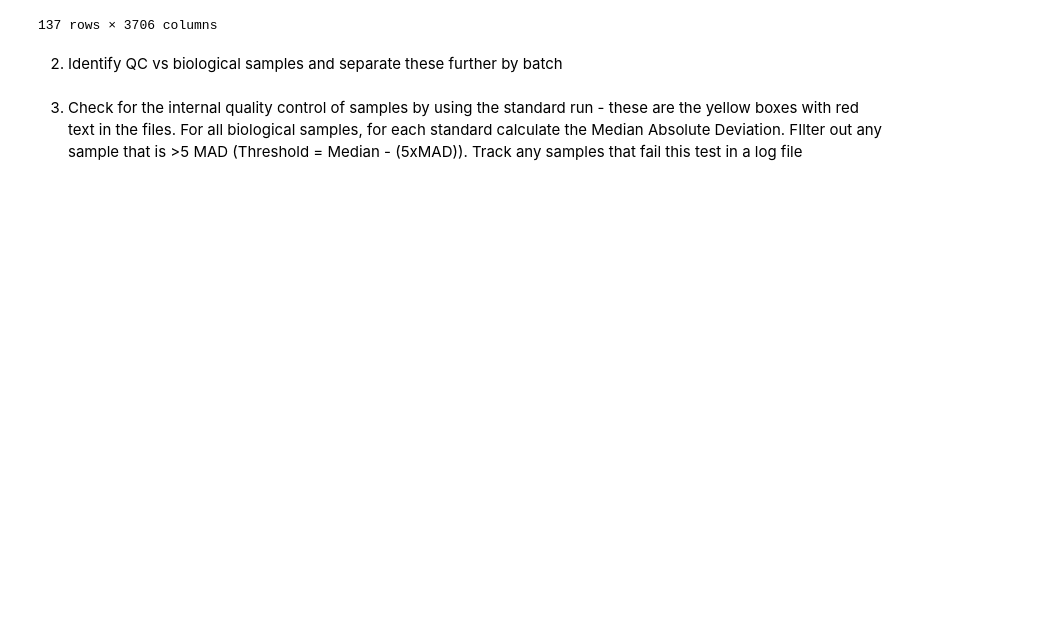
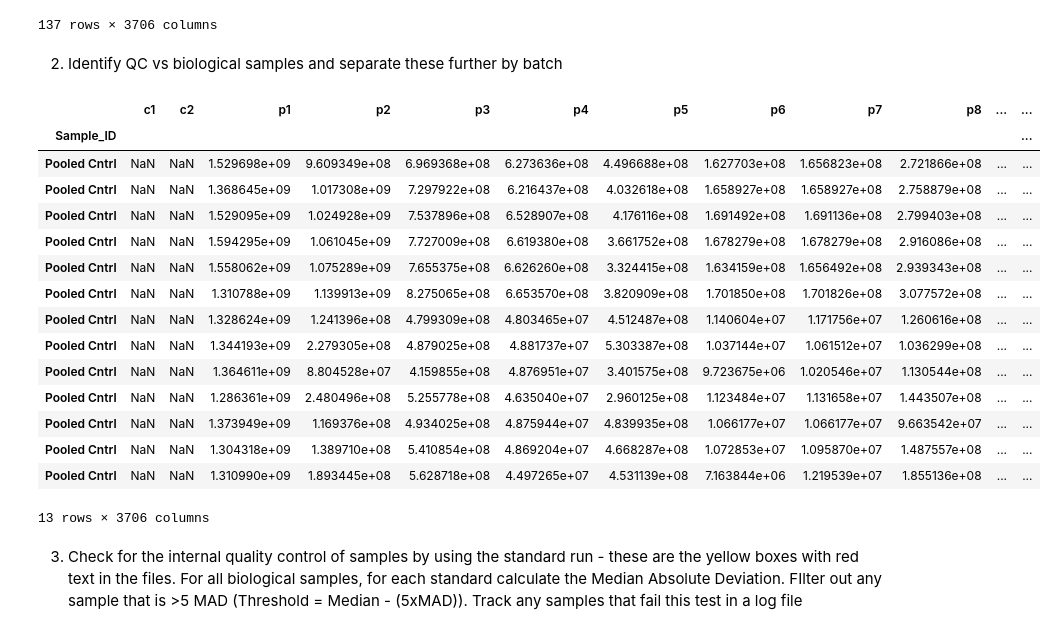
Before and after one commit to spiekos/PiekosLab, a Jupyter notebook: kaylaxu/test.MTBL_datacleaning.ipynb, the cells around one changed output. Drawn from its saved outputs; the diff is of its cells as text; code cells hidden in the pictures; blank space fills up the shorter version.

```diff
--- a/kaylaxu/test.MTBL_datacleaning.ipynb
+++ b/kaylaxu/test.MTBL_datacleaning.ipynb
@@ -58,5 +59,24 @@ pooled = exp.iloc[is_pooled,:]
 
 is_sample = ["Pooled" not in s for s in exp.index]
 sample_exp = exp.iloc[is_sample,:]
+# %%
+pooled
+# %% [output]
+|  | c1 | c2 | p1 | p2 | p3 | p4 | p5 | p6 | p7 | p8 | ... | ... |
+| Sample_ID |  |  |  |  |  |  |  |  |  |  |  | ... |
+| Pooled Cntrl | NaN | NaN | 1.529698e+09 | 9.609349e+08 | 6.969368e+08 | 6.273636e+08 | 4.496688e+08 | 1.627703e+08 | 1.656823e+08 | 2.721866e+08 | ... | ... |
+| Pooled Cntrl | NaN | NaN | 1.368645e+09 | 1.017308e+09 | 7.297922e+08 | 6.216437e+08 | 4.032618e+08 | 1.658927e+08 | 1.658927e+08 | 2.758879e+08 | ... | ... |
+| Pooled Cntrl | NaN | NaN | 1.529095e+09 | 1.024928e+09 | 7.537896e+08 | 6.528907e+08 | 4.176116e+08 | 1.691492e+08 | 1.691136e+08 | 2.799403e+08 | ... | ... |
+| Pooled Cntrl | NaN | NaN | 1.594295e+09 | 1.061045e+09 | 7.727009e+08 | 6.619380e+08 | 3.661752e+08 | 1.678279e+08 | 1.678279e+08 | 2.916086e+08 | ... | ... |
+| Pooled Cntrl | NaN | NaN | 1.558062e+09 | 1.075289e+09 | 7.655375e+08 | 6.626260e+08 | 3.324415e+08 | 1.634159e+08 | 1.656492e+08 | 2.939343e+08 | ... | ... |
+| Pooled Cntrl | NaN | NaN | 1.310788e+09 | 1.139913e+09 | 8.275065e+08 | 6.653570e+08 | 3.820909e+08 | 1.701850e+08 | 1.701826e+08 | 3.077572e+08 | ... | ... |
+| Pooled Cntrl | NaN | NaN | 1.328624e+09 | 1.241396e+08 | 4.799309e+08 | 4.803465e+07 | 4.512487e+08 | 1.140604e+07 | 1.171756e+07 | 1.260616e+08 | ... | ... |
+| Pooled Cntrl | NaN | NaN | 1.344193e+09 | 2.279305e+08 | 4.879025e+08 | 4.881737e+07 | 5.303387e+08 | 1.037144e+07 | 1.061512e+07 | 1.036299e+08 | ... | ... |
+| Pooled Cntrl | NaN | NaN | 1.364611e+09 | 8.804528e+07 | 4.159855e+08 | 4.876951e+07 | 3.401575e+08 | 9.723675e+06 | 1.020546e+07 | 1.130544e+08 | ... | ... |
+| Pooled Cntrl | NaN | NaN | 1.286361e+09 | 2.480496e+08 | 5.255778e+08 | 4.635040e+07 | 2.960125e+08 | 1.123484e+07 | 1.131658e+07 | 1.443507e+08 | ... | ... |
+| Pooled Cntrl | NaN | NaN | 1.373949e+09 | 1.169376e+08 | 4.934025e+08 | 4.875944e+07 | 4.839935e+08 | 1.066177e+07 | 1.066177e+07 | 9.663542e+07 | ... | ... |
+| Pooled Cntrl | NaN | NaN | 1.304318e+09 | 1.389710e+08 | 5.410854e+08 | 4.869204e+07 | 4.668287e+08 | 1.072853e+07 | 1.095870e+07 | 1.487557e+08 | ... | ... |
+| Pooled Cntrl | NaN | NaN | 1.310990e+09 | 1.893445e+08 | 5.628718e+08 | 4.497265e+07 | 4.531139e+08 | 7.163844e+06 | 1.219539e+07 | 1.855136e+08 | ... | ... |
+13 rows × 3706 columns
 # %%
 pooled['batch'] = batch["batch"][is_pooled]
```
Also changed, not shown: parts of 33 cells of this notebook, 3 other files.
